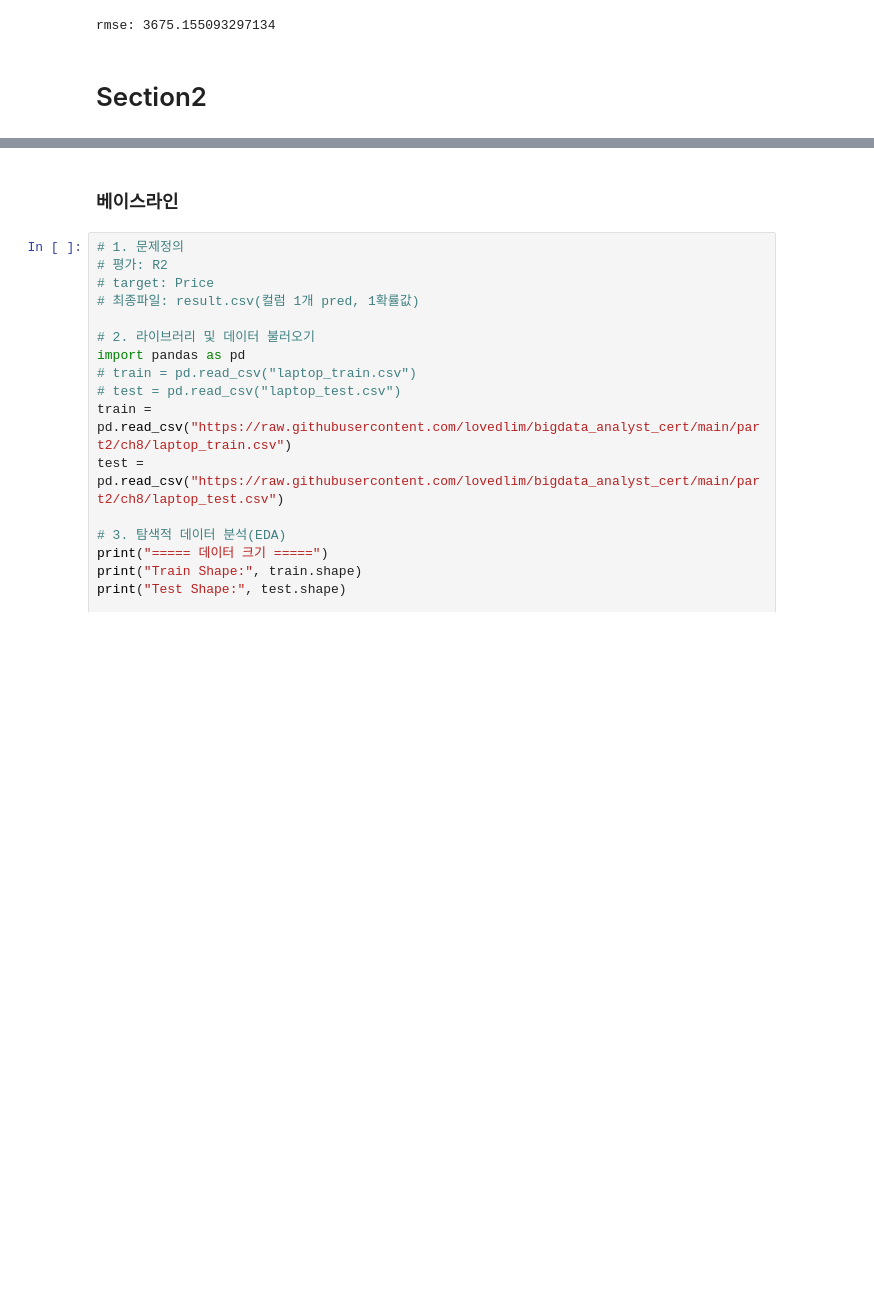
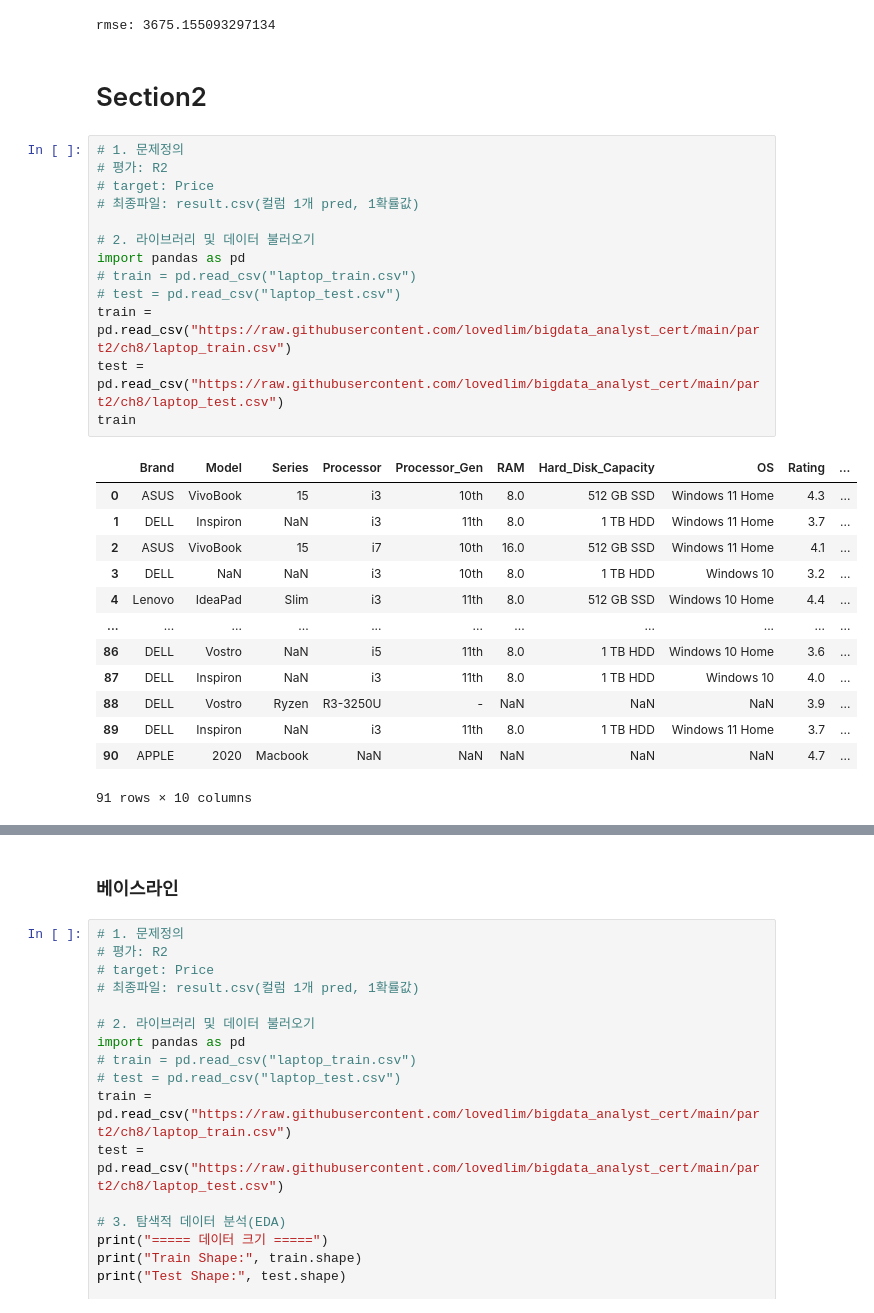
Before and after one commit to zzl-hyun/bigdata_analyst_cert_v2, a Jupyter notebook: part2/ch8/ch8_ex_regression.ipynb, the cells around one changed output, grey strips where cells are left out. Drawn from its saved outputs; the diff is of its cells as text; blank space fills up the shorter version.

```diff
--- a/part2/ch8/ch8_ex_regression.ipynb
+++ b/part2/ch8/ch8_ex_regression.ipynb
@@ -345,3 +345,30 @@ submit.to_csv("result.csv", index=False)
 rmse: 3675.155093297134
 # %% [markdown]
 # Section2
+# %%
+# 1. 문제정의
+# 평가: R2
+# target: Price
+# 최종파일: result.csv(컬럼 1개 pred, 1확률값)
+
+# 2. 라이브러리 및 데이터 불러오기
+import pandas as pd
+# train = pd.read_csv("laptop_train.csv")
+# test = pd.read_csv("laptop_test.csv")
+train = pd.read_csv("https://raw.githubusercontent.com/lovedlim/bigdata_analyst_cert/main/part2/ch8/laptop_train.csv")
+test = pd.read_csv("https://raw.githubusercontent.com/lovedlim/bigdata_analyst_cert/main/part2/ch8/laptop_test.csv")
+train
+# %% [output]
+|  | Brand | Model | Series | Processor | Processor_Gen | RAM | Hard_Disk_Capacity | OS | Rating | ... |
+| 0 | ASUS | VivoBook | 15 | i3 | 10th | 8.0 | 512 GB SSD | Windows 11 Home | 4.3 | ... |
+| 1 | DELL | Inspiron | NaN | i3 | 11th | 8.0 | 1 TB HDD | Windows 11 Home | 3.7 | ... |
+| 2 | ASUS | VivoBook | 15 | i7 | 10th | 16.0 | 512 GB SSD | Windows 11 Home | 4.1 | ... |
+| 3 | DELL | NaN | NaN | i3 | 10th | 8.0 | 1 TB HDD | Windows 10 | 3.2 | ... |
+| 4 | Lenovo | IdeaPad | Slim | i3 | 11th | 8.0 | 512 GB SSD | Windows 10 Home | 4.4 | ... |
+| ... | ... | ... | ... | ... | ... | ... | ... | ... | ... | ... |
+| 86 | DELL | Vostro | NaN | i5 | 11th | 8.0 | 1 TB HDD | Windows 10 Home | 3.6 | ... |
+| 87 | DELL | Inspiron | NaN | i3 | 11th | 8.0 | 1 TB HDD | Windows 10 | 4.0 | ... |
+| 88 | DELL | Vostro | Ryzen | R3-3250U | - | NaN | NaN | NaN | 3.9 | ... |
+| 89 | DELL | Inspiron | NaN | i3 | 11th | 8.0 | 1 TB HDD | Windows 11 Home | 3.7 | ... |
+| 90 | APPLE | 2020 | Macbook | NaN | NaN | NaN | NaN | NaN | 4.7 | ... |
+91 rows × 10 columns
```
Also changed, not shown: parts of 17 cells of this notebook.
